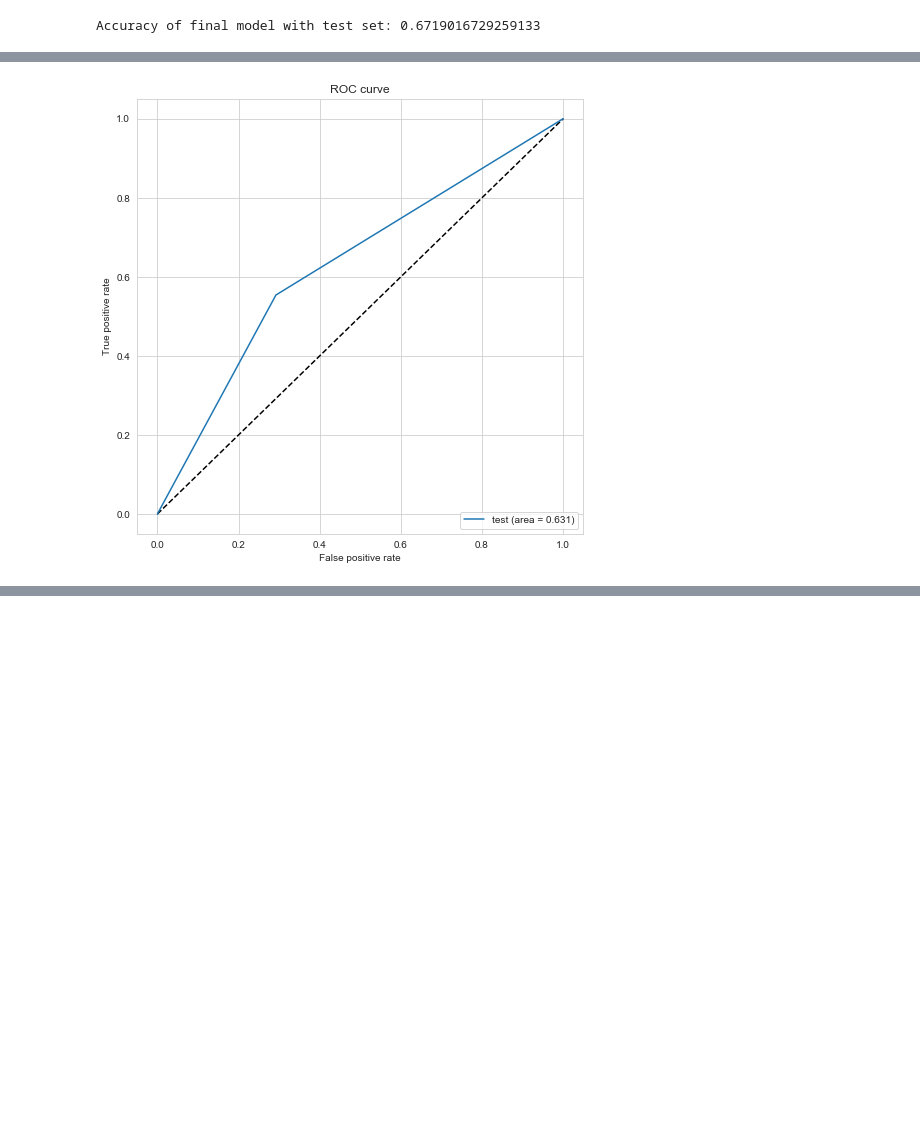
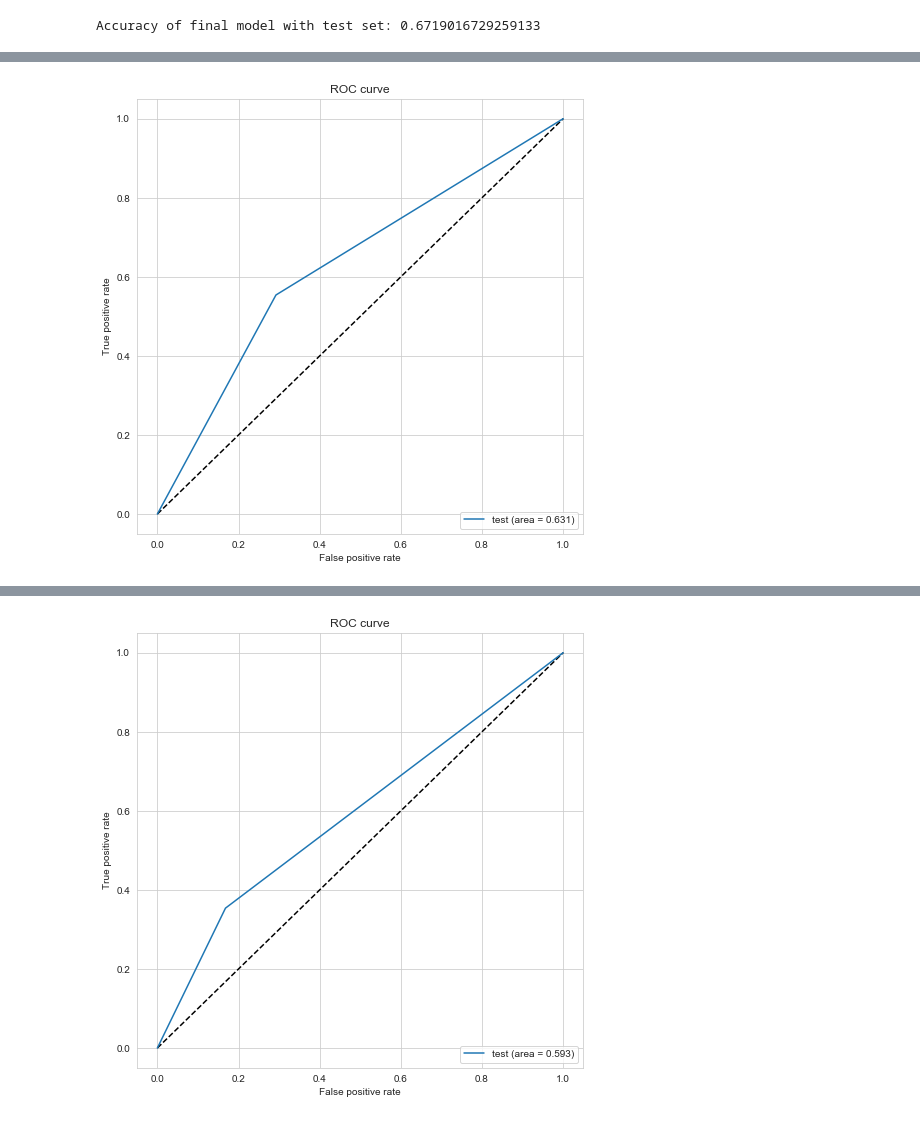
Before and after one commit to OSMaxwell/MIUG_Project, a Jupyter notebook: Untitled.ipynb, the cells around one changed output, grey strips where cells are left out. Saved outputs shown, nothing was run; the diff lists cells and outputs as text; code cells hidden in the pictures; blank space fills up the shorter version.

```diff
--- a/Untitled.ipynb
+++ b/Untitled.ipynb
@@ -901,10 +901,8 @@ Accuracy of final model with test set: 0.6719016729259133
 
 
 
-a = data
+a = data.copy()
 b = a[a['Race'] == 'African-American']
-
-
 
 
 x1 = X_test.copy()
@@ -916,7 +914,7 @@ y_pred = dct.predict(x2)
 
 
 
-print('\n \nWe can consider the area under the curve or ROC measure of Other :')
+print('\n \nWe can consider the area under the curve or ROC measure of african american :')
 
 
 fpr_test, tpr_test, thresholds = roc_curve(y2,y_pred)
@@ -936,7 +934,7 @@ plt.show()
 
 cmat = confusion_matrix(y2, y_pred)
 confusion_df = pd.DataFrame(data=cmat, index=['pred: 0', 'pred: 1'], columns=['actual: 0','actual: 1'])
-print('The confusion matrix of African american corresponding using dct')
+print('The confusion matrix of African american using dct')
 print(confusion_df)
 TN = cmat[0,0]
 TP = cmat[1,1]
@@ -954,4 +952,88 @@ print()
 accuracy = (TN + TP) / (TN + FN + TP + FP)
 print ('\tAccuracy:', accuracy)
 print('-------------------------------------------------------------------')
+
+
+
+
+
+
+
+a = data.copy()
+b = a[a['Race'] == 'Caucasian']
+
+
+
+
+x1 = X_test.copy()
+x3 = x1[x1.index.isin(b.index)]
+y1 = y_test
+y2 = y1[y1.index.isin(b.index)]
+
+y_pred = dct.predict(x3)
+
+
+print('\n \nWe can consider the area under the curve or ROC measure of Caucasians :')
+
+
+fpr_test, tpr_test, thresholds = roc_curve(y2,y_pred)
+
+
+auc_test = auc(fpr_test, tpr_test)
+
+plt.figure(figsize=[8,8])
+plt.plot([0, 1], [0, 1], 'k--')
+plt.plot(fpr_test, tpr_test, label='test (area = {:.3f})'.format(auc_test))
+plt.xlabel('False positive rate')
+plt.ylabel('True positive rate')
+plt.title('ROC curve')
+plt.legend(loc='lower right')
+plt.show()
+
+
+cmat = confusion_matrix(y2, y_pred)
+confusion_df = pd.DataFrame(data=cmat, index=['pred: 0', 'pred: 1'], columns=['actual: 0','actual: 1'])
+print('The confusion matrix of Caucasians using dct')
+print(confusion_df)
+TN1 = cmat[0,0]
+TP1 = cmat[1,1]
+FP1 = cmat[1,0]
+FN1 = cmat[0,1]
+
+
+precision1 = TP1 / (TP1 + FP1)
+print('\tPrecision:', precision1)
+recall1 = TP1 / (TP1 + FN1)
+print('\tRecall:', recall1)
+F1 = 2 * (precision1 * recall1) / (precision1 + recall1)
+print('\tF1:', F1)
+print()
+accuracy1 = (TN1 + TP1) / (TN1 + FN1 + TP1 + FP1)
+print ('\tAccuracy:', accuracy1)
+print('-------------------------------------------------------------------')
+
+
+
+
+
+
+
+
+
+
+
+
+if(abs((TN1+FN1)/(TN1+FN1+TP1+FP1)-(TN+FN)/(TN+FN+TP+FP)) <= error_allowed):
+    print('independence fulfilled')
+else:
+    print('independence not fulfilled')
+if(abs(TP1/(TP1+FP1)-TP/(TP+FP)) <= error_allowed):
+    print('seperation fulfilled')
+else:
+    print('independence not fulfilled')
+
+if(abs(TP1/(TP1+FN1)-TP/(TP+FN)) <= error_allowed):
+    print('sufficiency fulfilled')
+else:
+    print('sufficiency not fulfilled')
 # %% [output]
@@ -969,0 +1055 @@ pred: 1        260        323
+[figure, added]
```
Also changed, not shown: parts of 2 cells of this notebook.
